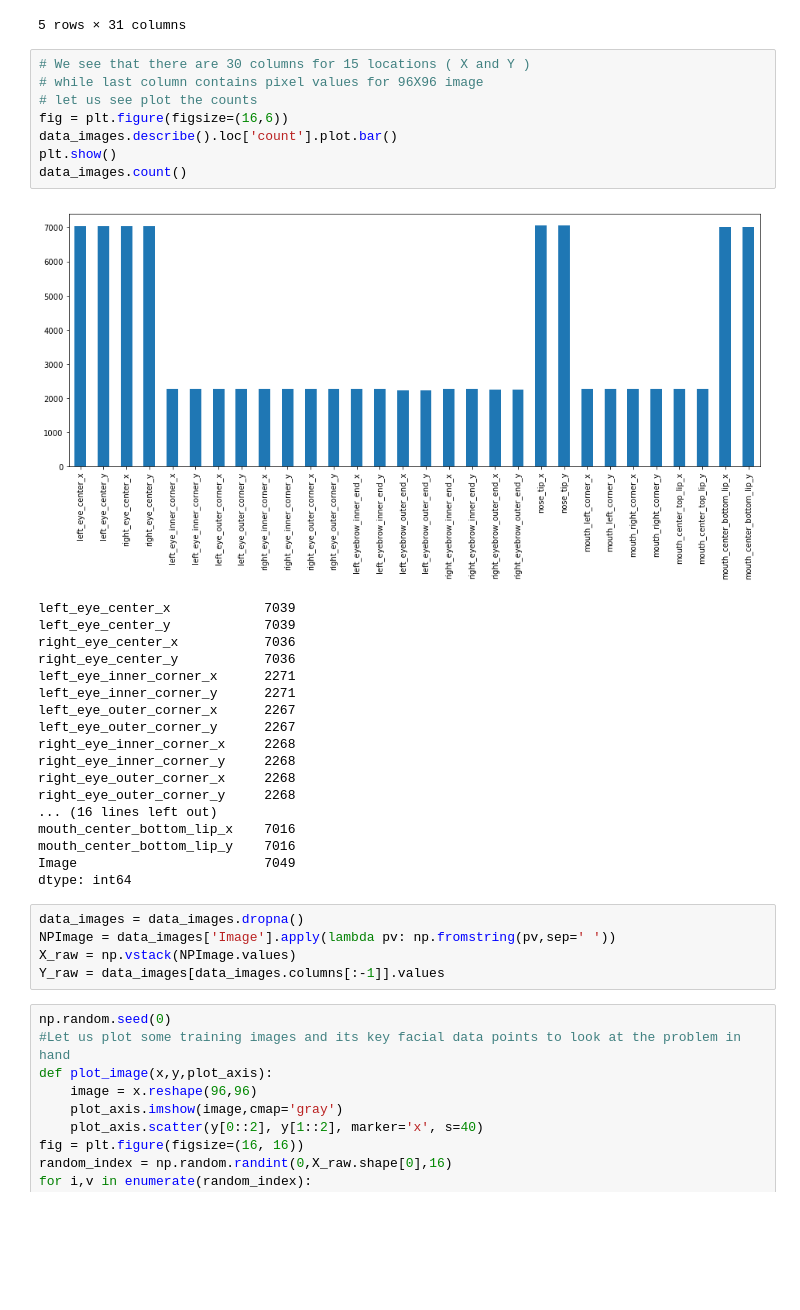
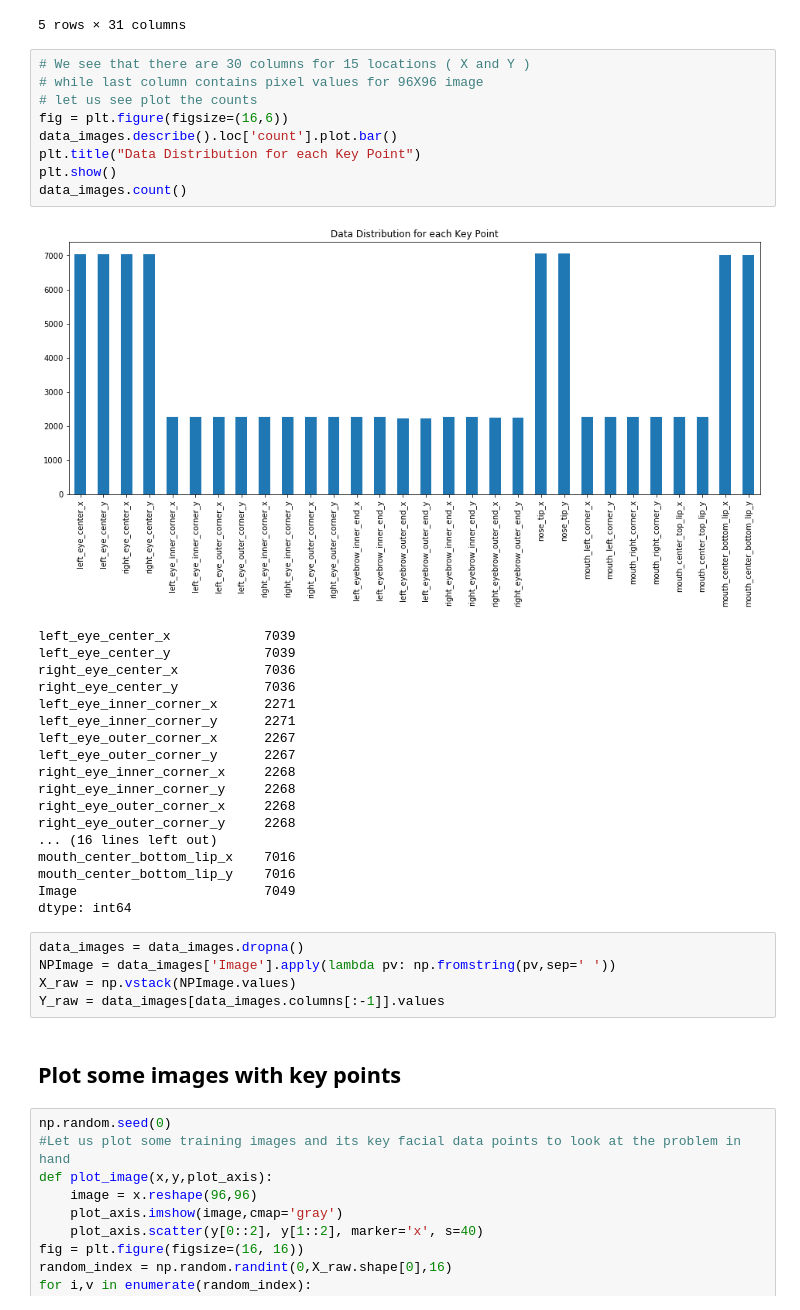
Before and after one commit to anupjha10/W207_ML_FINAL_Project, a Jupyter notebook: Final_Project_Anish_Anup.ipynb, the cells around one changed output. Drawn from its saved outputs; the diff is of its cells as text; blank space fills up the shorter version.

```diff
--- a/Final_Project_Anish_Anup.ipynb
+++ b/Final_Project_Anish_Anup.ipynb
@@ -105,13 +107,14 @@ data_images.head()
 # %%
 # We see that there are 30 columns for 15 locations ( X and Y )
 # while last column contains pixel values for 96X96 image
 # let us see plot the counts
 fig = plt.figure(figsize=(16,6))
 data_images.describe().loc['count'].plot.bar()
+plt.title("Data Distribution for each Key Point")
 plt.show()
 data_images.count()
 # %% [output]
-[figure, old version]
+[figure, new version]
 left_eye_center_x            7039
 left_eye_center_y            7039
 right_eye_center_x           7036
@@ -134,6 +137,8 @@ data_images = data_images.dropna()
 NPImage = data_images['Image'].apply(lambda pv: np.fromstring(pv,sep=' '))
 X_raw = np.vstack(NPImage.values)
 Y_raw = data_images[data_images.columns[:-1]].values
+# %% [markdown]
+## Plot some images with key points
 # %%
 np.random.seed(0)
 #Let us plot some training images and its key facial data points to look at the problem in hand
```
Also changed, not shown: parts of 6 cells of this notebook.
